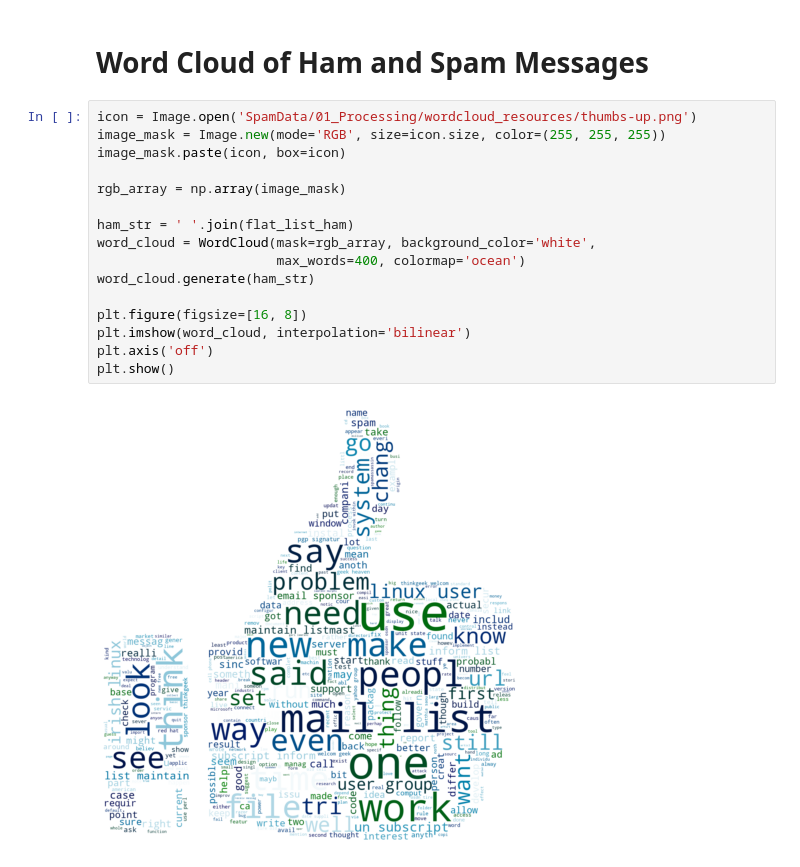
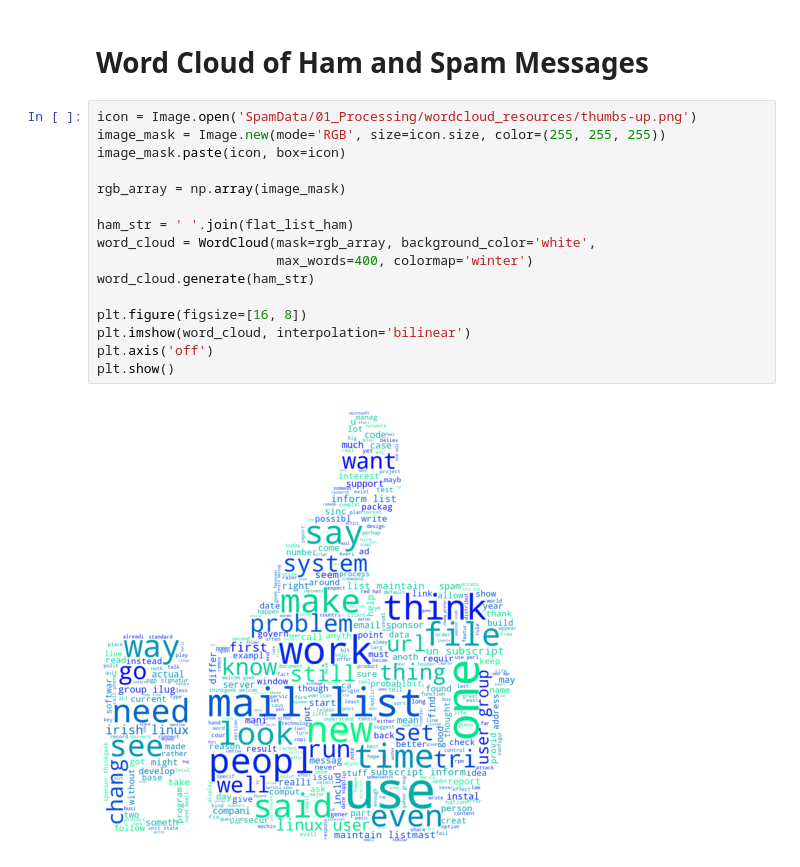
Before and after one commit to jasonwashburn/ColabNotebooks, a Jupyter notebook: 06_Bayes_Classifier-Pre-Processing.ipynb, the cells around one changed output. Cells and saved outputs as stored; diff of their text form.

```diff
--- a/06_Bayes_Classifier.ipynb
+++ b/06_Bayes_Classifier-Pre-Processing.ipynb
@@ -724,18 +732,18 @@ plt.show()
 # %%
 icon = Image.open('SpamData/01_Processing/wordcloud_resources/thumbs-up.png')
 image_mask = Image.new(mode='RGB', size=icon.size, color=(255, 255, 255))
 image_mask.paste(icon, box=icon)
 
 rgb_array = np.array(image_mask)
 
 ham_str = ' '.join(flat_list_ham)
 word_cloud = WordCloud(mask=rgb_array, background_color='white',
-                       max_words=400, colormap='ocean')
+                       max_words=400, colormap='winter')
 word_cloud.generate(ham_str)
 
 plt.figure(figsize=[16, 8])
 plt.imshow(word_cloud, interpolation='bilinear')
 plt.axis('off')
 plt.show()
 # %% [output]
-[figure, old version]
+[figure, new version]
```
Also changed, not shown: parts of 53 cells of this notebook.
